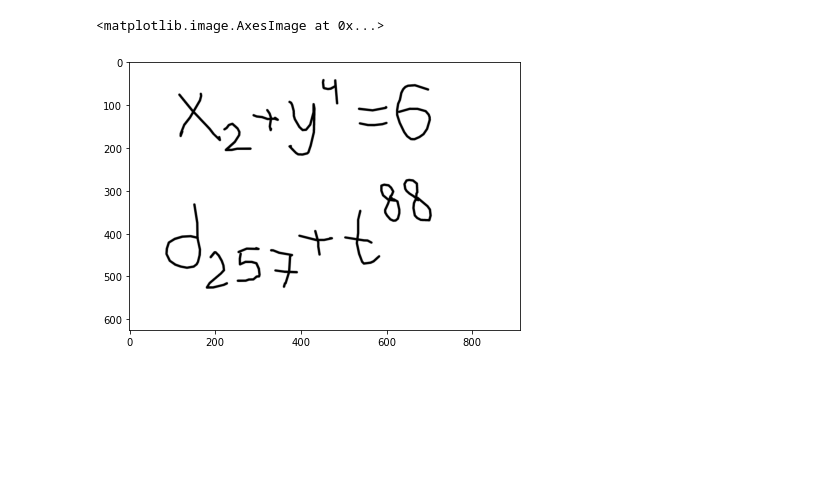
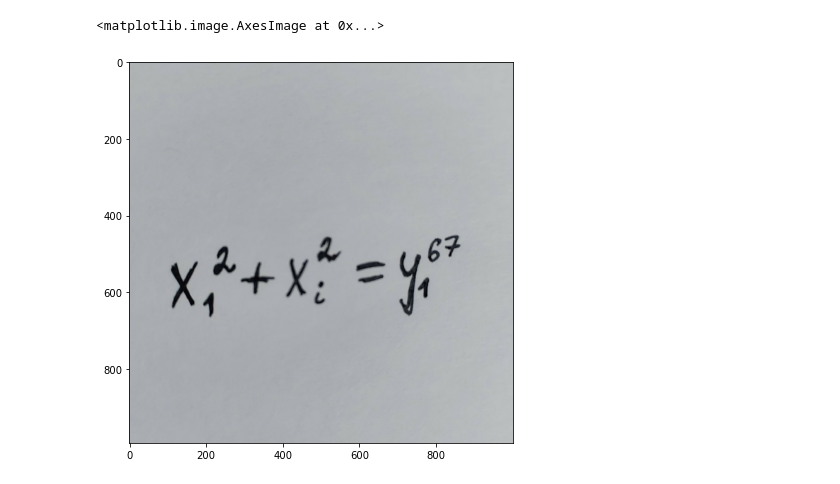
Before and after one commit to rukubrakov/CV_project, a Jupyter notebook: Tests_with_dn.ipynb, the cells around one changed output. Saved outputs shown, nothing was run; the diff lists cells and outputs as text; code cells hidden in the pictures; blank space fills up the shorter version.

Commit message:
some images added

```diff
--- a/Tests_with_dn.ipynb
+++ b/Tests_with_dn.ipynb
@@ -44,14 +44,15 @@ def img_to_pred(list_):
         list_of_pred.append(str(model.predict(open_image(f'{i}.png'))[0]))
     return list_of_pred
 # %%
-file = "t2.png"
+image_dir = 'images/'
+file = "ft2.jpg"
 
-img = cv2.imread(file)
+img = cv2.imread(image_dir+file)
 plt.figure(figsize=(7,7))
 plt.imshow(img)
 # %% [output]
 <matplotlib.image.AxesImage at 0x...>
-[figure, old version]
+[figure, new version]
 # %%
 def cont_sort(cnts, method="l_r"):
     if method == "r_l":
```
Also changed, not shown: parts of 5 cells of this notebook, 4 other files.
